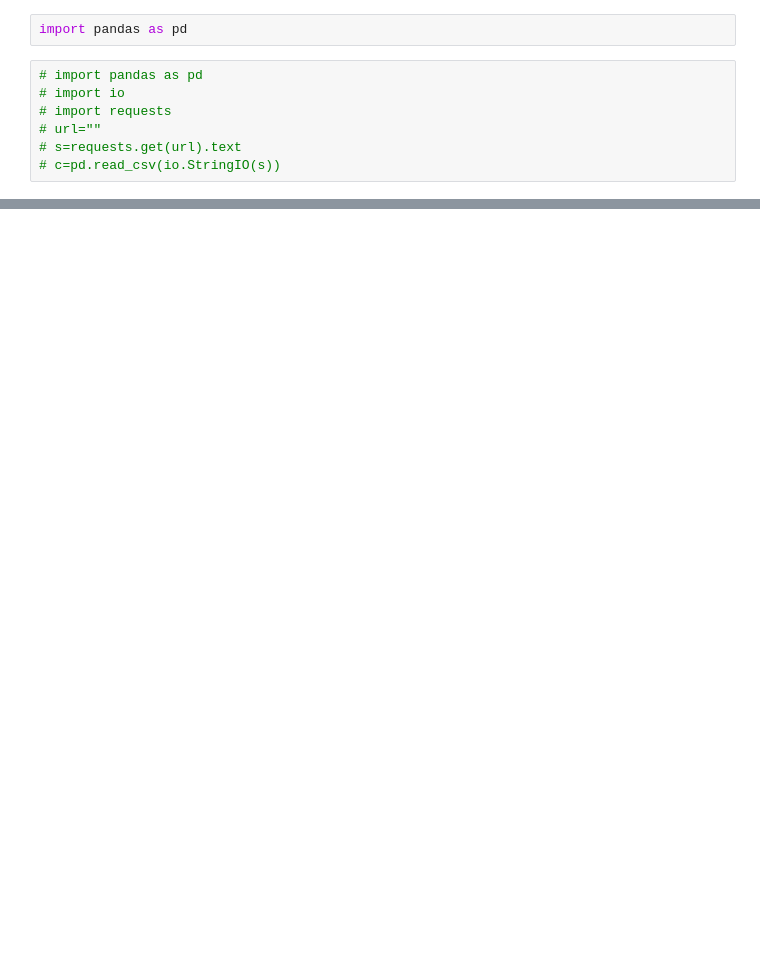
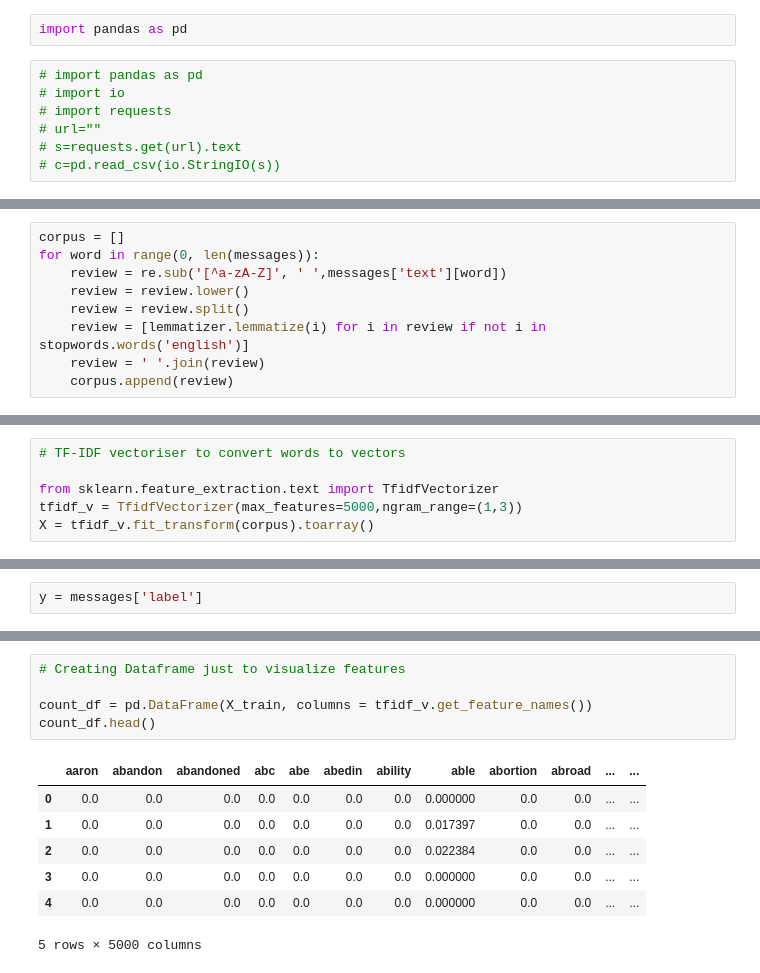
Before and after one commit to Sanket-DataEnt/Natural-Language-Processing, a Jupyter notebook: FakeNewsClassifier/FakeNews.ipynb, the cells around one changed output, grey strips where cells are left out. Cells and saved outputs as stored; diff of their text form; blank space fills up the shorter version.

```diff
--- a/FakeNewsClassifier/FakeNews.ipynb
+++ b/FakeNewsClassifier/FakeNews.ipynb
@@ -21,0 +96,9 @@ df.head()
+# %%
+corpus = []
+for word in range(0, len(messages)):
+    review = re.sub('[^a-zA-Z]', ' ',messages['text'][word])
+    review = review.lower()
+    review = review.split()
+    review = [lemmatizer.lemmatize(i) for i in review if not i in stopwords.words('english')]
+    review = ' '.join(review)
+    corpus.append(review)
@@ -21,0 +109,6 @@ df.head()
+# %%
+# TF-IDF vectoriser to convert words to vectors
+
+from sklearn.feature_extraction.text import TfidfVectorizer
+tfidf_v = TfidfVectorizer(max_features=5000,ngram_range=(1,3))
+X = tfidf_v.fit_transform(corpus).toarray()
@@ -21,0 +119,2 @@ df.head()
+# %%
+y = messages['label']
@@ -21,0 +167,13 @@ df.head()
+# %%
+# Creating Dataframe just to visualize features
+
+count_df = pd.DataFrame(X_train, columns = tfidf_v.get_feature_names())
+count_df.head()
+# %% [output]
+|  | aaron | abandon | abandoned | abc | abe | abedin | ability | able | abortion | abroad | ... | ... |
+| 0 | 0.0 | 0.0 | 0.0 | 0.0 | 0.0 | 0.0 | 0.0 | 0.000000 | 0.0 | 0.0 | ... | ... |
+| 1 | 0.0 | 0.0 | 0.0 | 0.0 | 0.0 | 0.0 | 0.0 | 0.017397 | 0.0 | 0.0 | ... | ... |
+| 2 | 0.0 | 0.0 | 0.0 | 0.0 | 0.0 | 0.0 | 0.0 | 0.022384 | 0.0 | 0.0 | ... | ... |
+| 3 | 0.0 | 0.0 | 0.0 | 0.0 | 0.0 | 0.0 | 0.0 | 0.000000 | 0.0 | 0.0 | ... | ... |
+| 4 | 0.0 | 0.0 | 0.0 | 0.0 | 0.0 | 0.0 | 0.0 | 0.000000 | 0.0 | 0.0 | ... | ... |
+5 rows × 5000 columns
```
Also changed, not shown: parts of 31 cells of this notebook, 4 other files.
